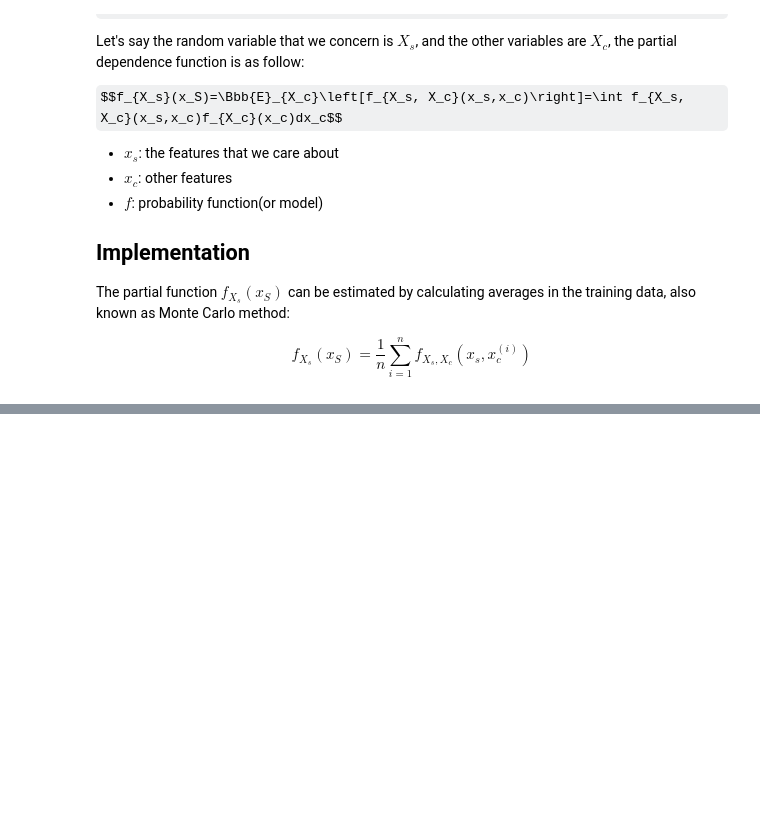
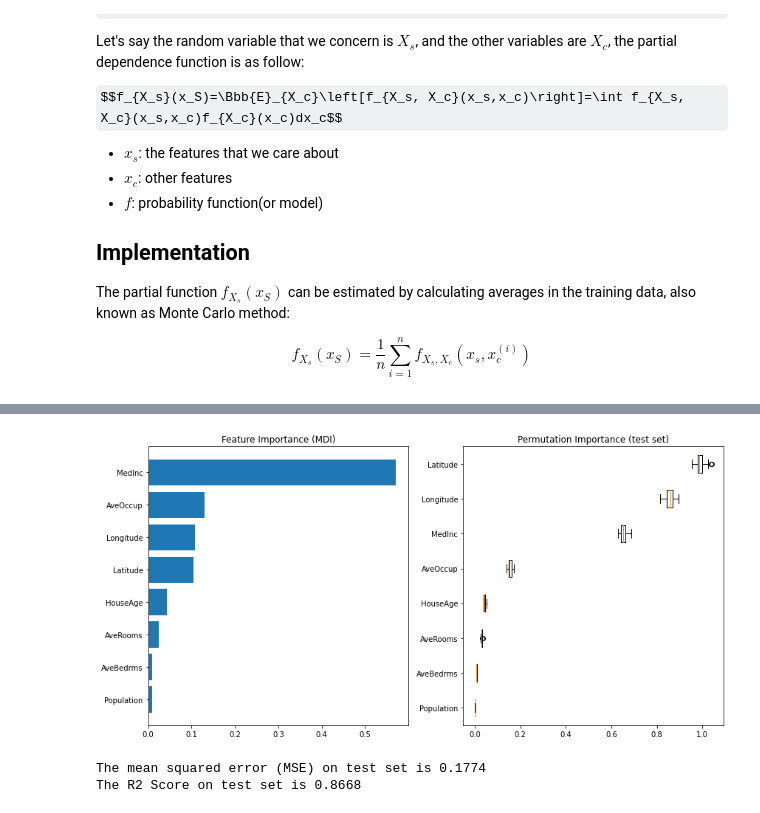
Before and after one commit to simonjisu/XAI2022Spring, a Jupyter notebook: notebooks/00_PartialDependencePlot.ipynb, the cells around one changed output, grey strips where cells are left out. Cells and saved outputs as stored; diff of their text form; code cells hidden in the pictures; some formulas as TeX source; blank space fills up the shorter version.

```diff
--- a/notebooks/00_PartialDependencePlot.ipynb
+++ b/notebooks/00_PartialDependencePlot.ipynb
@@ -72,0 +58,4 @@ PartialDependenceDisplay.from_estimator(clf, X, features)
+# %%
+house = fetch_california_housing()
+df = pd.DataFrame(house['data'], columns=house['feature_names'])
+df[house['target_names'][0]] = house['target']
@@ -72,0 +111,34 @@ PartialDependenceDisplay.from_estimator(clf, X, features)
+# %%
+feature_importance = model.feature_importances_
+sorted_idx = np.argsort(feature_importance)
+pos = np.arange(sorted_idx.shape[0]) + 0.5
+fig = plt.figure(figsize=(12, 6))
+plt.subplot(1, 2, 1)
+plt.barh(pos, feature_importance[sorted_idx], align="center")
+plt.yticks(pos, np.array(house.feature_names)[sorted_idx])
+plt.title("Feature Importance (MDI)")
+
+result = permutation_importance(
+    model, X_test, y_test, n_repeats=20, random_state=seed, n_jobs=2
+)
+sorted_idx = result.importances_mean.argsort()
+plt.subplot(1, 2, 2)
+plt.boxplot(
+    result.importances[sorted_idx].T,
+    vert=False,
+    labels=np.array(house.feature_names)[sorted_idx],
+)
+plt.title("Permutation Importance (test set)")
+fig.tight_layout()
+plt.show()
+# %% [output]
+[figure, added]
+# %%
+model = GradientBoostingRegressor(**params)
+model.fit(df.iloc[:, :-1], df.iloc[:, -1])
+y_pred = model.predict(df.iloc[:, :-1])
+print(f'The mean squared error (MSE) on test set is {mean_squared_error(y_true=df.iloc[:, -1], y_pred=y_pred):.4f}')
+print(f'The R2 Score on test set is {r2_score(y_true=df.iloc[:, -1], y_pred=y_pred):.4f}')
+# %% [output]
+The mean squared error (MSE) on test set is 0.1774
+The R2 Score on test set is 0.8668
```
Also changed, not shown: parts of 16 cells of this notebook, 1 other file.
